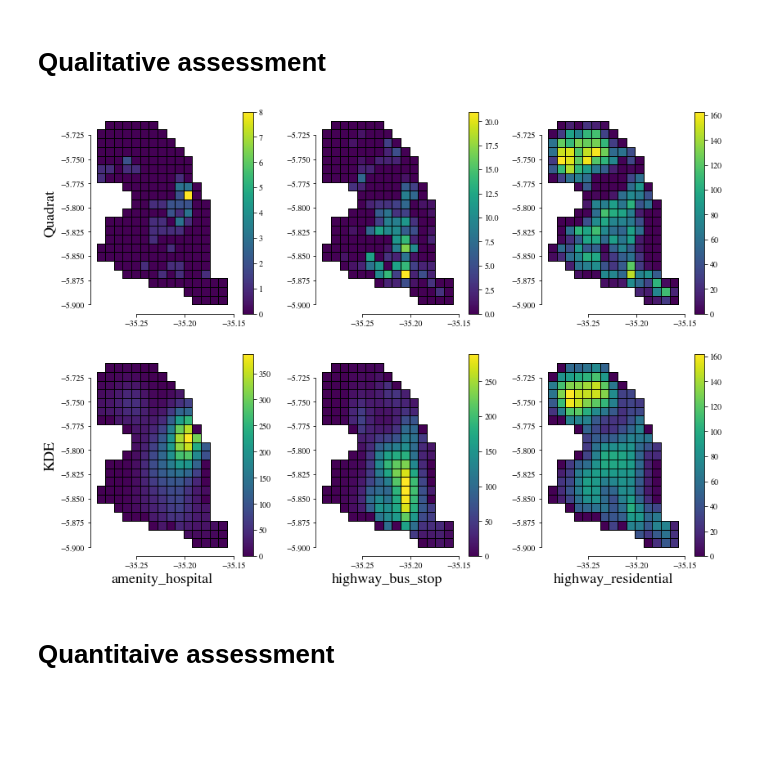
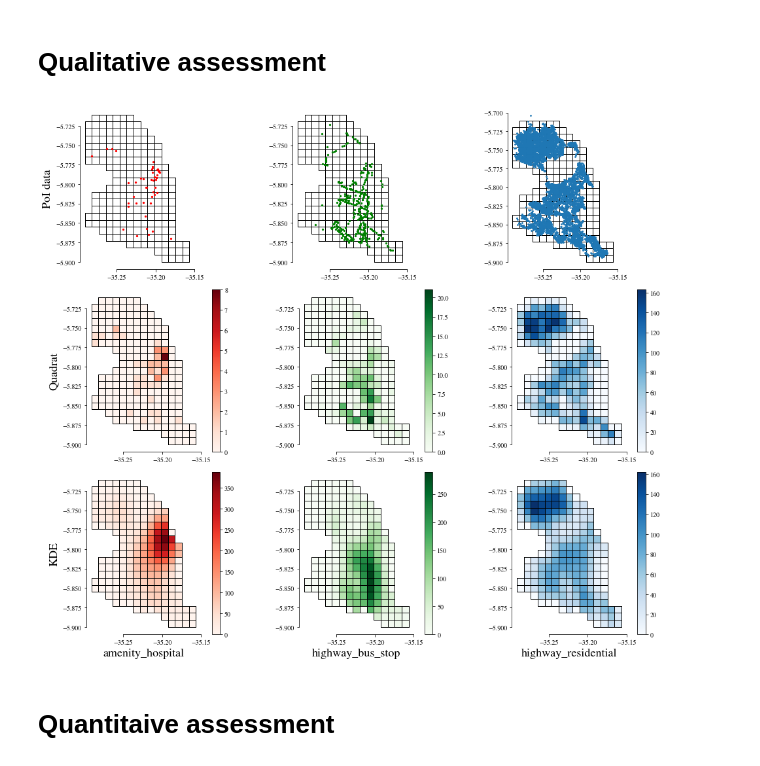
Before and after one commit to adaj/geohunter, a Jupyter notebook: examples/dsaa_experiment.ipynb, the cells around one changed output. Saved outputs shown, nothing was run; the diff lists cells and outputs as text; code cells hidden in the pictures; blank space fills up the shorter version.

```diff
--- a/examples/dsaa_experiment.ipynb
+++ b/examples/dsaa_experiment.ipynb
@@ -161,33 +161,40 @@ X_kde.head()
 # %% [markdown]
 # Qualitative assessment
 # %%
-fig, ax = plt.subplots(ncols=3, nrows=2, figsize=(14,10))
+fig, ax = plt.subplots(ncols=3, nrows=3, figsize=(14,12))
 
-for i in range(2):
+for i in range(3):
     for j in range(3):
         s_grid.plot(edgecolor='black', color='white', ax=ax[i][j])
 
-X_quadrat.plot(column='amenity_hospital', ax=ax[0][0], legend=True, edgecolor='black')
-X_quadrat.plot(column='highway_bus_stop', ax=ax[0][1], legend=True, edgecolor='black')
-X_quadrat.plot(column='highway_residential', ax=ax[0][2], legend=True, edgecolor='black')
 
-X_kde.plot(column='amenity_hospital', ax=ax[1][0], legend=True, edgecolor='black')
-X_kde.plot(column='highway_bus_stop', ax=ax[1][1], legend=True, edgecolor='black')
-X_kde.plot(column='highway_residential', ax=ax[1][2], legend=True, edgecolor='black')
+poi.loc[(poi['key']=='amenity') & (poi['item']=='hospital')]['geometry'].centroid.plot(ax=ax[0][0], color='red', markersize=5)
+poi.loc[(poi['key']=='highway') & (poi['item']=='bus_stop')]['geometry'].centroid.plot(ax=ax[0][1], color='green', markersize=5)
+poi.loc[(poi['key']=='highway') & (poi['item']=='residential')]['geometry'].centroid.plot(ax=ax[0][2], markersize=3)
 
-ax[0][0].set_ylabel('Quadrat', fontsize=18)
-ax[1][0].set_ylabel('KDE', fontsize=18)
+X_quadrat.plot(column='amenity_hospital', ax=ax[1][0], legend=True, edgecolor='black', cmap='Reds')
+X_quadrat.plot(column='highway_bus_stop', ax=ax[1][1], legend=True, edgecolor='black', cmap='Greens')
+X_quadrat.plot(column='highway_residential', ax=ax[1][2], legend=True, edgecolor='black', cmap='Blues')
 
-ax[1][0].set_xlabel('amenity_hospital', fontsize=18)
-ax[1][1].set_xlabel('highway_bus_stop', fontsize=18)
-ax[1][2].set_xlabel('highway_residential', fontsize=18)
+X_kde.plot(column='amenity_hospital', ax=ax[2][0], legend=True, edgecolor='black', cmap='Reds')
+X_kde.plot(column='highway_bus_stop', ax=ax[2][1], legend=True, edgecolor='black', cmap='Greens')
+X_kde.plot(column='highway_residential', ax=ax[2][2], legend=True, edgecolor='black', cmap='Blues')
+
+ax[0][0].set_ylabel('PoI data', fontsize=18)
+ax[1][0].set_ylabel('Quadrat', fontsize=18)
+ax[2][0].set_ylabel('KDE', fontsize=18)
+
+ax[2][0].set_xlabel('amenity_hospital', fontsize=18)
+ax[2][1].set_xlabel('highway_bus_stop', fontsize=18)
+ax[2][2].set_xlabel('highway_residential', fontsize=18)
 
 
 sns.despine(trim=True)
 
+fig.tight_layout()
 fig.savefig('qualitative.pdf', dpi=200)
 # %% [output]
-[figure, old version]
+[figure, new version]
 # %% [markdown]
 # Quantitaive assessment
 # %% [markdown]
```
Also changed, not shown: parts of 8 cells of this notebook.
